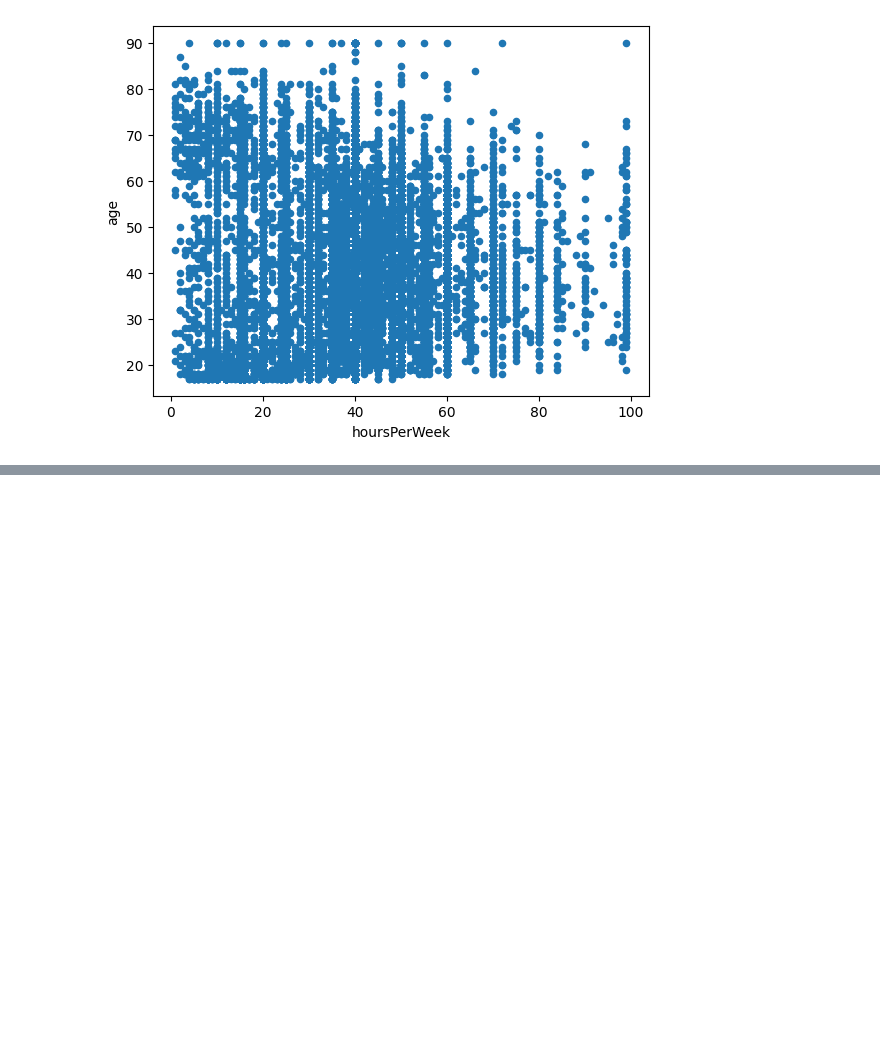
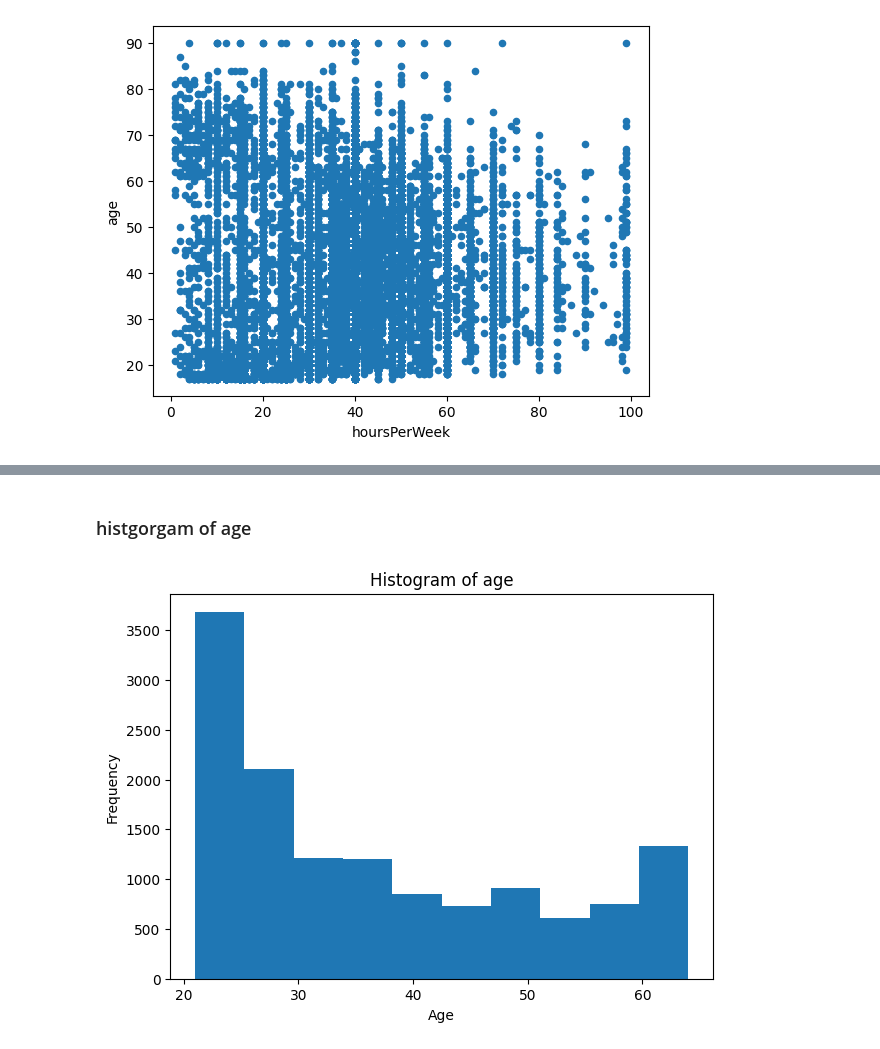
Before and after one commit to muhammadfahd/Hands-On-Data-Preprocessing-in-Python, a Jupyter notebook: Chapter02/Practise Chapter2.ipynb, the cells around one changed output, grey strips where cells are left out. Saved outputs shown, nothing was run; the diff lists cells and outputs as text; code cells hidden in the pictures; blank space fills up the shorter version.

```diff
--- a/Chapter02/Practise Chapter2.ipynb
+++ b/Chapter02/Practise Chapter2.ipynb
@@ -50,0 +58,4 @@ d_Set.plot.scatter(x='hoursPerWeek', y='age')
+# %%
+# loading dataset
+df=pd.read_csv('bodyPerformance.csv')
+df
@@ -50,0 +91,11 @@ d_Set.plot.scatter(x='hoursPerWeek', y='age')
+# %% [markdown]
+### histgorgam of age
+# %%
+plt.figure(figsize=(7,5))
+plt.hist(df['age'])
+plt.title(f"Histogram of age")
+plt.xlabel("Age")
+plt.ylabel("Frequency")
+plt.show()
+# %% [output]
+[figure, added]
```
Also changed, not shown: parts of 8 cells of this notebook, 5 other files.
